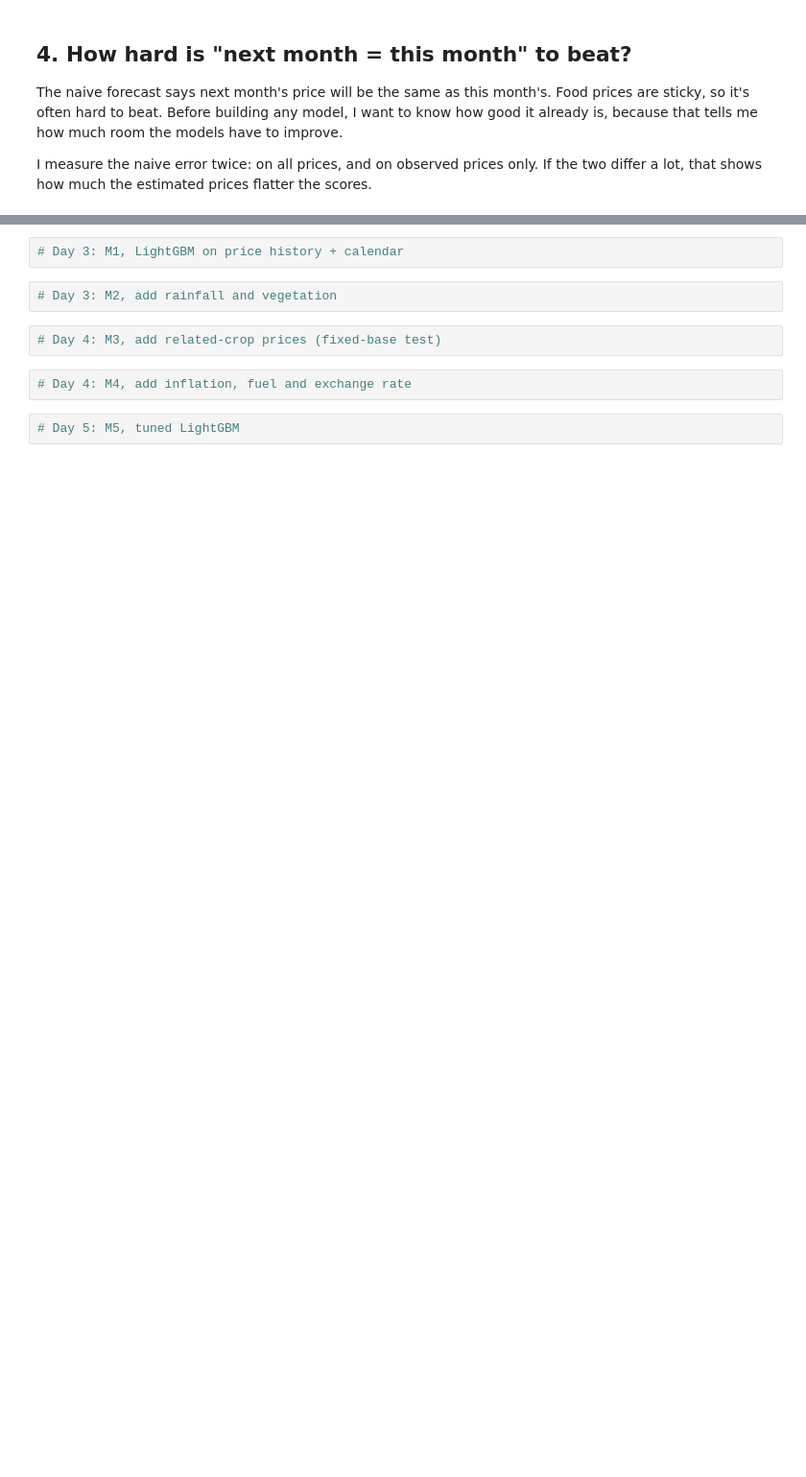
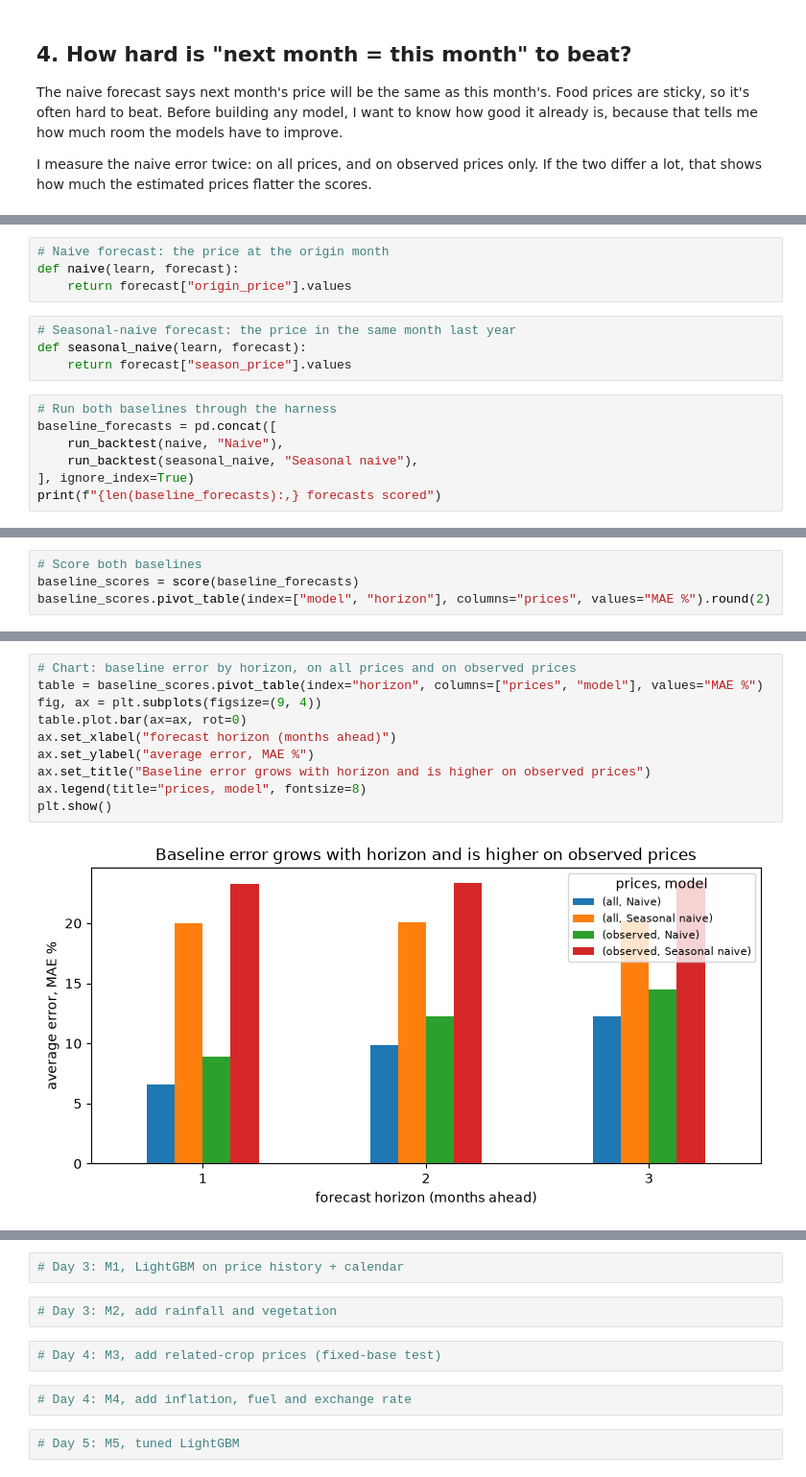
Before and after one commit to samerickwaks/sokoradar, a Jupyter notebook: notebooks/modelling/02_model_build.ipynb, the cells around one changed output, grey strips where cells are left out. Shown at 96% size. Drawn from its saved outputs; the diff is of its cells as text; blank space fills up the shorter version.

Commit message:
Day 2: targets, backtest folds, scoring harness and baselines

```diff
--- a/notebooks/modelling/02_model_build.ipynb
+++ b/notebooks/modelling/02_model_build.ipynb
@@ -197,0 +468,15 @@ _Naive and seasonal naive, scored through the harness. These are the bars every
+# %%
+# Naive forecast: the price at the origin month
+def naive(learn, forecast):
+    return forecast["origin_price"].values
+# %%
+# Seasonal-naive forecast: the price in the same month last year
+def seasonal_naive(learn, forecast):
+    return forecast["season_price"].values
+# %%
+# Run both baselines through the harness
+baseline_forecasts = pd.concat([
+    run_backtest(naive, "Naive"),
+    run_backtest(seasonal_naive, "Seasonal naive"),
+], ignore_index=True)
+print(f"{len(baseline_forecasts):,} forecasts scored")
@@ -197,0 +485,4 @@ _Naive and seasonal naive, scored through the harness. These are the bars every
+# %%
+# Score both baselines
+baseline_scores = score(baseline_forecasts)
+baseline_scores.pivot_table(index=["model", "horizon"], columns="prices", values="MAE %").round(2)
@@ -197,0 +498,12 @@ _Naive and seasonal naive, scored through the harness. These are the bars every
+# %%
+# Chart: baseline error by horizon, on all prices and on observed prices
+table = baseline_scores.pivot_table(index="horizon", columns=["prices", "model"], values="MAE %")
+fig, ax = plt.subplots(figsize=(9, 4))
+table.plot.bar(ax=ax, rot=0)
+ax.set_xlabel("forecast horizon (months ahead)")
+ax.set_ylabel("average error, MAE %")
+ax.set_title("Baseline error grows with horizon and is higher on observed prices")
+ax.legend(title="prices, model", fontsize=8)
+plt.show()
+# %% [output]
+[figure, added]
```
Also changed, not shown: parts of 50 cells of this notebook.
